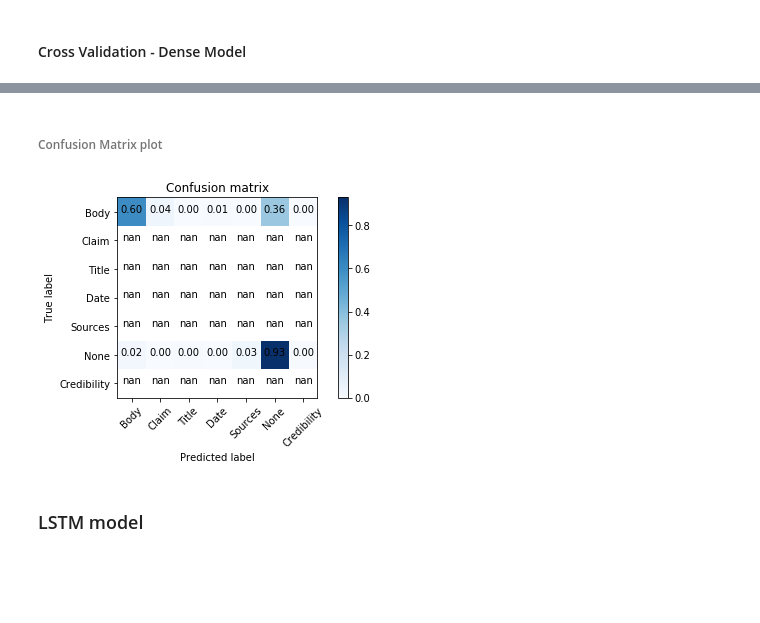
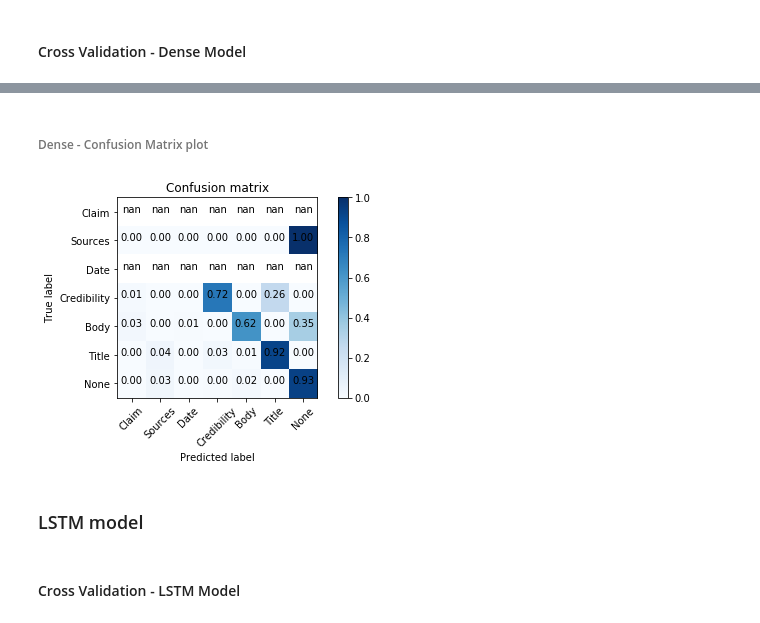
Before and after one commit to vwoloszyn/claim2features, a Jupyter notebook: LSTM_tests.ipynb, the cells around one changed output, grey strips where cells are left out. Drawn from its saved outputs; the diff is of its cells as text; code cells hidden in the pictures; blank space fills up the shorter version.

```diff
--- a/LSTM_tests.ipynb
+++ b/LSTM_tests.ipynb
@@ -251,15 +251,15 @@ F1 20.40 % (+/- 4.66 %)
 # %% [markdown]
-###### Confusion Matrix plot
+###### Dense - Confusion Matrix plot
 # %%
 nc = []
 for c in confusion:
     d = len(label2Idx) - len(c)
     c = np.pad(c, (0,d), 'constant')
     nc.append(c)
 confusion = nc
 cm = np.mean(confusion, axis=0)
-plot_confusion_matrix(cm, ['Body', 'Claim', 'Title', 'Date', 'Sources', 'None', 'Credibility'], normalize=True)
+plot_confusion_matrix(cm, label2Idx.keys(), normalize=True)
 # %% [output]
-[figure, old version]
+[figure, new version]
 # %% [markdown]
 ### LSTM model
@@ -284,0 +293,2 @@ model.summary()
+# %% [markdown]
+#### Cross Validation - LSTM Model
```
Also changed, not shown: parts of 9 cells of this notebook.
